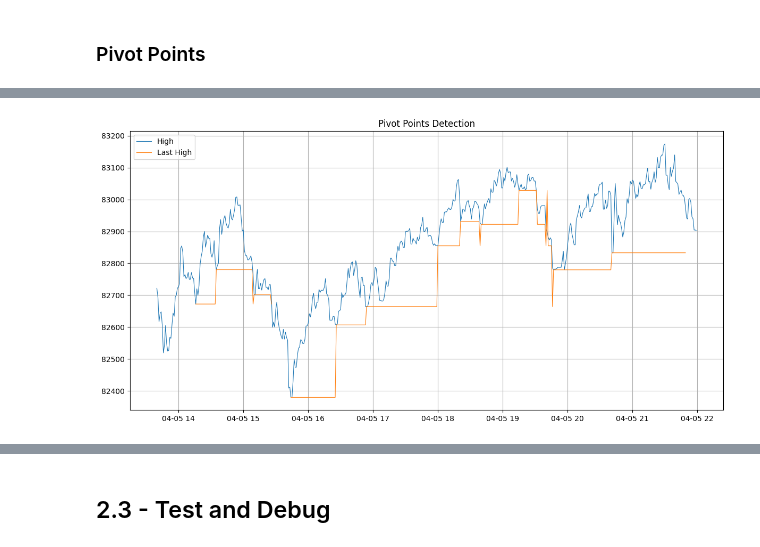
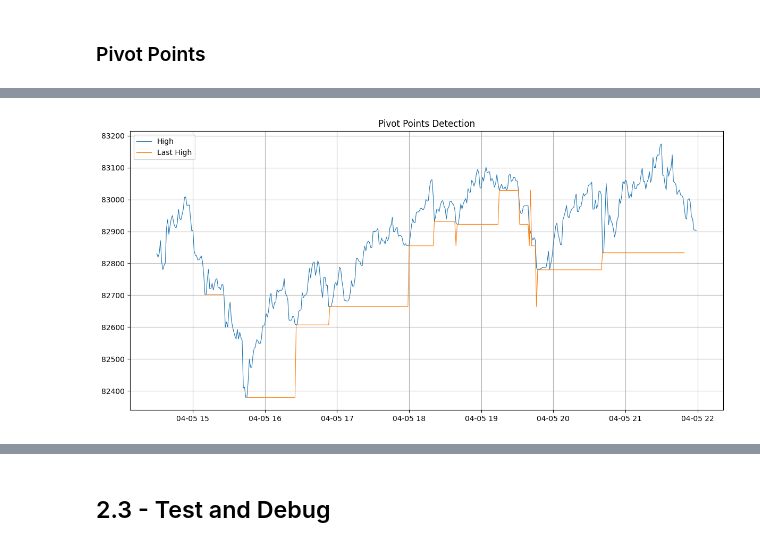
Before and after one commit to valerian-drmt/Trading_Projects, a Jupyter notebook: LSTM_Strategy.ipynb, the cells around one changed output, grey strips where cells are left out. Cells and saved outputs as stored; diff of their text form; code cells hidden in the pictures.

```diff
--- a/LSTM_Strategy.ipynb
+++ b/LSTM_Strategy.ipynb
@@ -64,7 +46,7 @@ print(torch.__version__)
 | `'1wk'`        | ~20+ years                    |
 | `'1mo'`        | ~20+ years                    |
 # %%
-def Get_Raw_Data(symbols, start, end, interval, With_file):
+def Get_Raw_Data(symbols, start, end, interval, With_file, Codelab=False):
     import pandas as pd
     if not With_file:
       # Récupérer les données OHLCV depuis l'API Binance
@@ -96,7 +78,6 @@ def Get_Raw_Data(symbols, start, end, interval, With_file):
 
     #---------------------------------------------------------------------------
     else:
-      Codelab=True
       if Codelab:
         from google.colab import files
         uploaded = files.upload()
@@ -109,13 +90,14 @@ def Get_Raw_Data(symbols, start, end, interval, With_file):
 # %% [markdown]
 ## 1.3 - Test and Debug
 # %%
+Codelab = False
 With_file = True
 symbols="BTCUSDT"
 start="2025-02-03"
 end="2025-04-06"
 interval="1m"
 
-data_v0 = Get_Raw_Data(symbols, start, end, interval, With_file)
+data_v0 = Get_Raw_Data(symbols, start, end, interval, With_file, Codelab)
 
 print(data_v0.head())
 print(data_v0.columns)
@@ -434,18 +415,19 @@ def pivotPoints(data1, pivot_left, pivot_right):
                     if row['Last_Low_Value'] != lows_list[-1]:
                         lows_list.append(row['Last_Low_Value'])
 
+
     #----------------------------------------------------------------
-
+    print(lows_list)
     return data
 
 #-------------------------------------------------------------------------------
 #
  #start=pd.Timestamp.now(tz='UTC') - pd.Timedelta(days=7),
-data = data_v0[-500:].copy()
+data = data_v0[-450:].copy()
 pivot_points = pivotPoints(data,pivot_left = 15, pivot_right = 10)
 
 print(pivot_points.shape)
-print(pivot_points[:25])
+print(pivot_points[-25:])
 
 plt.figure(figsize=(12, 6))
 """plt.plot(data["High"], label="High", linewidth=0.8)
@@ -478 +460 @@ Open time
-[figure, old version]
+[figure, new version]
```
Also changed, not shown: parts of 12 cells of this notebook, 1 other file.
